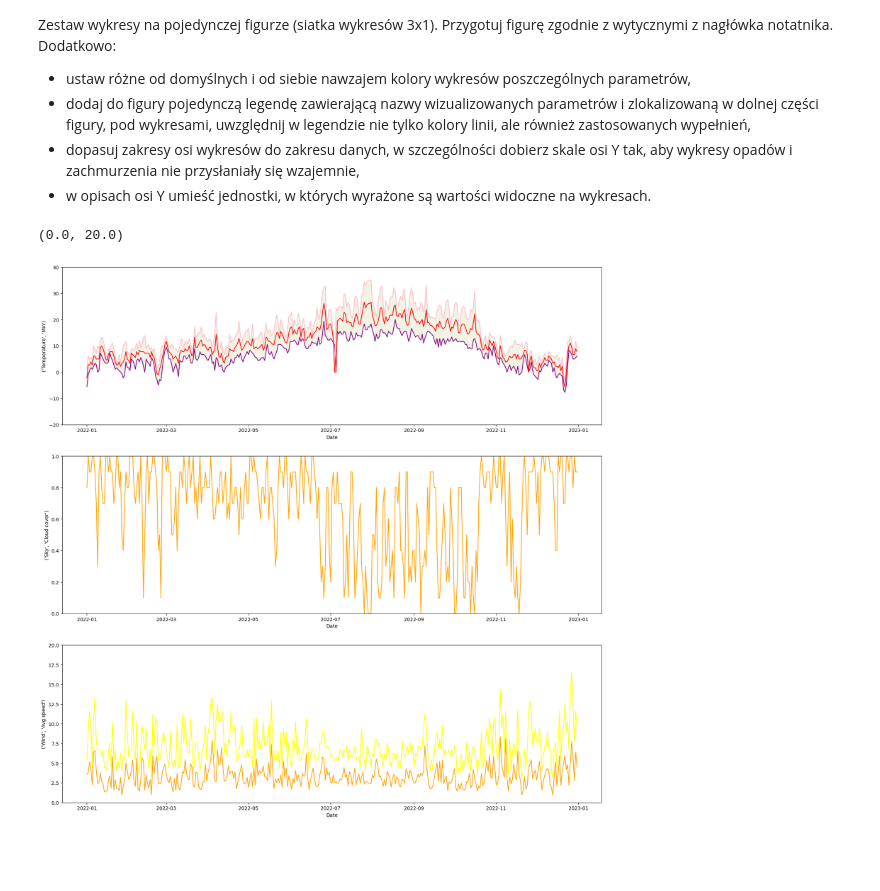
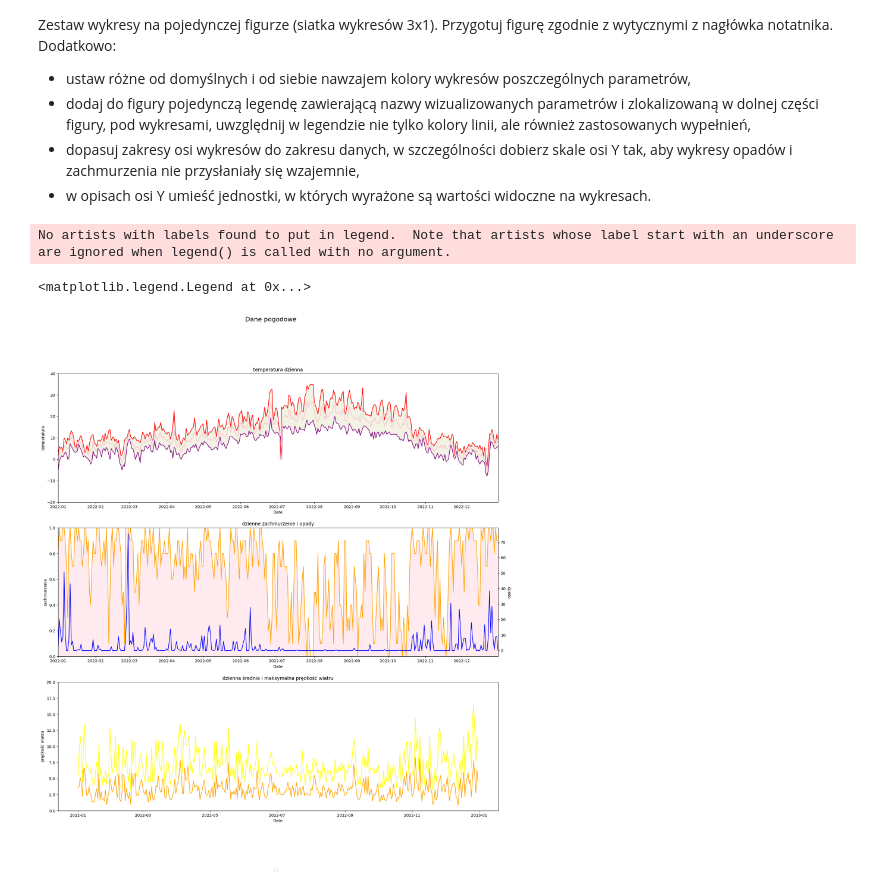
Before and after one commit to gcichy/ADwP, a Jupyter notebook: Projekt3/ZZ03_CZ02.ipynb, the cells around one changed output. Cells and saved outputs as stored; diff of their text form; code cells hidden in the pictures; blank space fills up the shorter version.

```diff
--- a/Projekt3/ZZ03_CZ02.ipynb
+++ b/Projekt3/ZZ03_CZ02.ipynb
@@ -413,26 +417,57 @@ Zestaw wykresy na pojedynczej figurze (siatka wykresów 3x1). Przygotuj figurę
 # %%
 # YOUR CODE HERE
 fig, axes = plt.subplots(3,1,figsize=(20,20))
+fig.suptitle('Dane pogodowe', fontsize = 16)
 
 x = weather_data.index.to_timestamp()
 y1 = weather_data['Temperature','Min']
 y2 = weather_data['Temperature','Max']
 
 sns.lineplot(x=x, y=weather_data['Temperature','Min'], ax=axes[0], color='purple')
-sns.lineplot(x=x, y=weather_data['Temperature','Max'], ax=axes[0], color='pink')
-sns.lineplot(x=x, y=weather_data['Temperature','Avg'], ax=axes[0], color='red')
+sns.lineplot(x=x, y=weather_data['Temperature','Max'], ax=axes[0], color='red')
+sns.lineplot(x=x, y=weather_data['Temperature','Avg'], ax=axes[0], color='pink')
 
 
-axes[0].fill_between(x, y1, y2, where=y1 < y2, interpolate=True, alpha=0.1, color='olive')
+axes[0].fill_between(x, y1, y2, alpha=0.1, color='olive')
 axes[0].set_ylim(-20,40)
 
+
 sns.lineplot(x=x, y=weather_data['Sky','Cloud cover'], ax=axes[1], color='orange')
-#sns.lineplot(x=x, y=weather_data['Snow','Fall'], ax=axes[1], color='blue')
+axes2 = axes[1].twinx()
+
+sns.lineplot(x=x, y=weather_data['Precipitation','Total'], ax=axes2, color='blue')
 axes[1].set_ylim(0,1)
+axes2.set_ylabel('opady')
+
+axes[1].fill_between(x, weather_data['Sky','Cloud cover'], alpha=0.3, color='pink')
+
+
+
 
 sns.lineplot(x=x, y=weather_data['Wind','Avg speed'], ax=axes[2], color='orange')
 sns.lineplot(x=x, y=weather_data['Wind','Max speed'], ax=axes[2], color='yellow')
 axes[2].set_ylim(0,20)
+
+
+
+axes[0].set_title('temperatura dzienna')
+axes[0].set_ylabel('temperatura')
+axes[0].set_xlim(x.min(), x.max())
+
+axes[1].set_title('dzienne zachmurzenie i opady')
+axes[1].set_ylabel('temperatura')
+axes[1].set_xlim(x.min(), x.max())
+
+axes[1].set_ylabel('zachmurzenie')
+
+axes[2].set_title('dzienna średnia i maksymalna prędkość wiatru')
+axes[2].set_ylabel('prędkość wiatru')
+
+fig.legend(loc='lower center',  ncol=10)
+
+#poprawic y_limy
+#cos zlego sie dzieje w 1 wykresie z tym co tak odstaje w dol 2022-07
 # %% [output]
-(0.0, 20.0)
+No artists with labels found to put in legend.  Note that artists whose label start with an underscore are ignored when legend() is called with no argument.
+<matplotlib.legend.Legend at 0x...>
-[figure, old version]
+[figure, new version]
```
Also changed, not shown: parts of 6 cells of this notebook, 4 other files.
